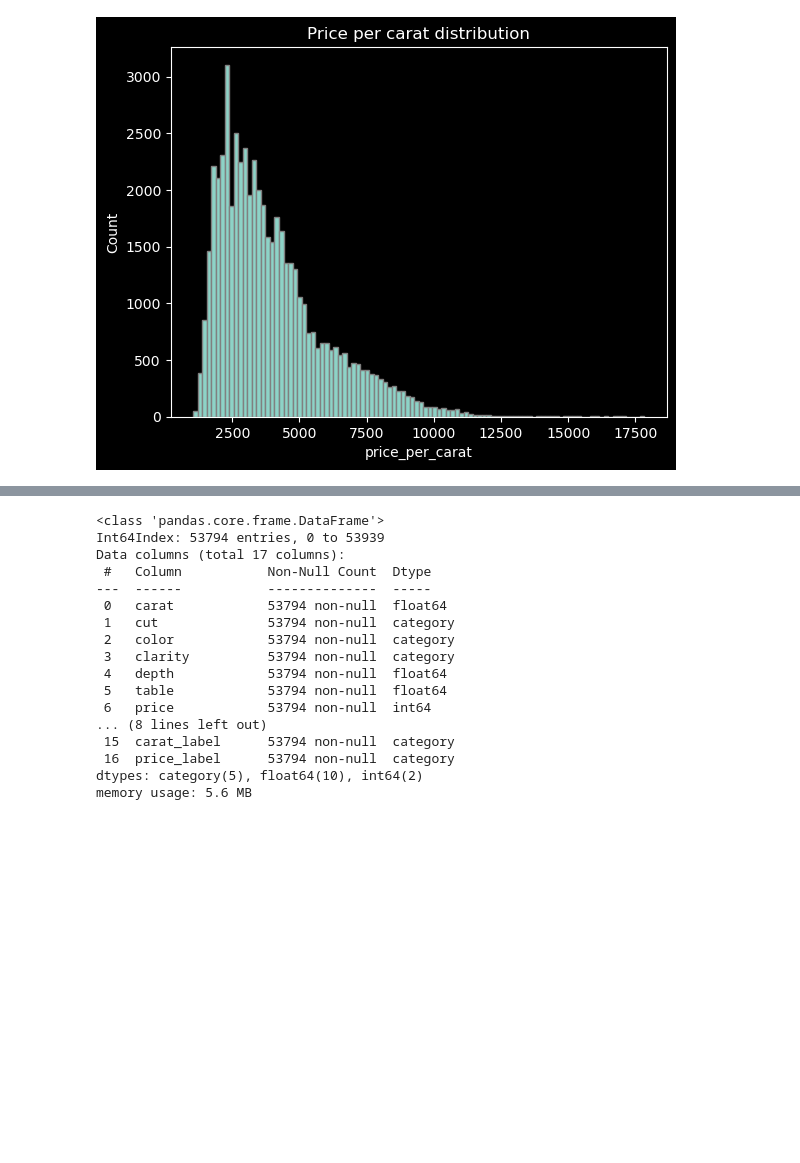
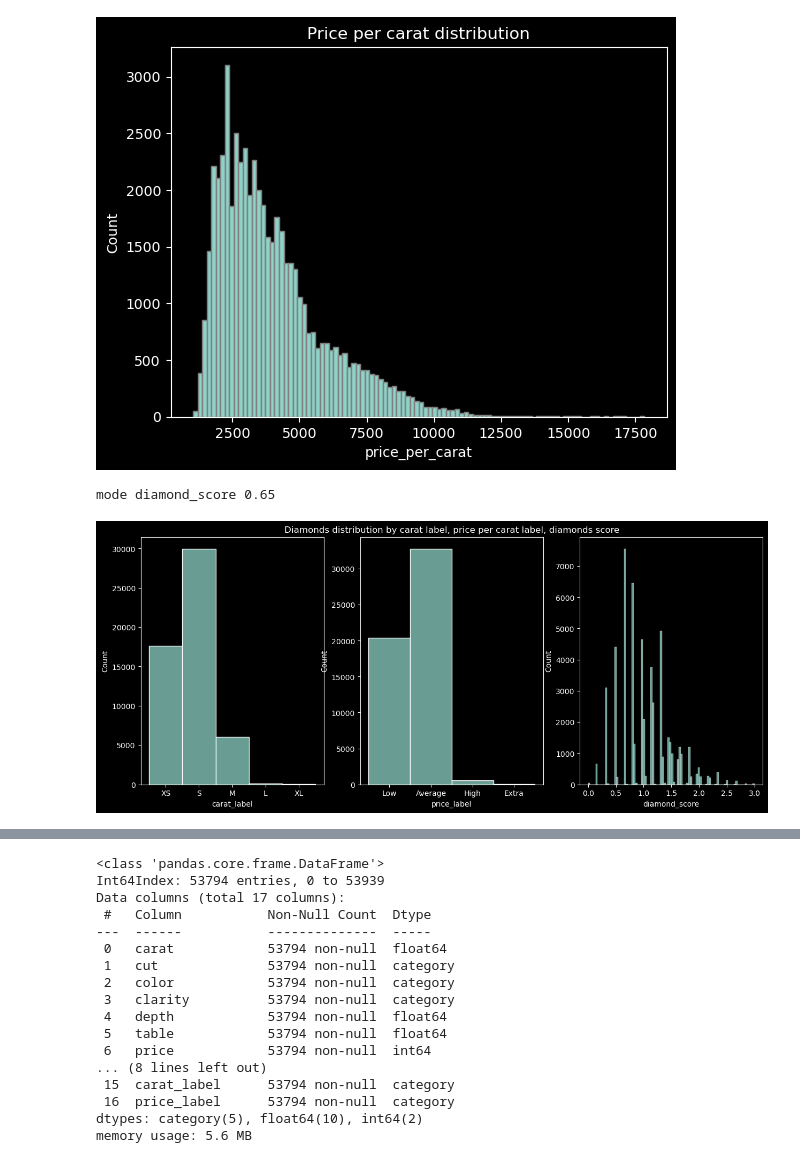
Before and after one commit to YanaOrf/Diamonds_analysis, a Jupyter notebook: Dimonds.ipynb, the cells around one changed output, grey strips where cells are left out. Cells and saved outputs as stored; diff of their text form; code cells hidden in the pictures; blank space fills up the shorter version.

```diff
--- a/Dimonds.ipynb
+++ b/Dimonds.ipynb
@@ -246,4 +251,16 @@ median 3496.3414634146343
 mode 2250.0
 skewness price_per_carat -  1.2288934821854949
 [figure]
+# %%
+fig,axs=plt.subplots(1,3,figsize=(15,6))
+
+axs[1].set_title("Diamonds distribution by carat label, price per carat label, diamonds score")
+sns.histplot(data=diamonds,x="carat_label",kde=False,ax=axs[0])
+sns.histplot(data=diamonds,x="price_label",kde=False,ax=axs[1])
+sns.histplot(data=diamonds,x="diamond_score",kde=False,ax=axs[2])
+
+print("mode diamond_score",statss.mode(diamonds["diamond_score"]))
+# %% [output]
+mode diamond_score 0.65
+[figure, added]
 # %%
```
Also changed, not shown: parts of 10 cells of this notebook, 6 other files.
